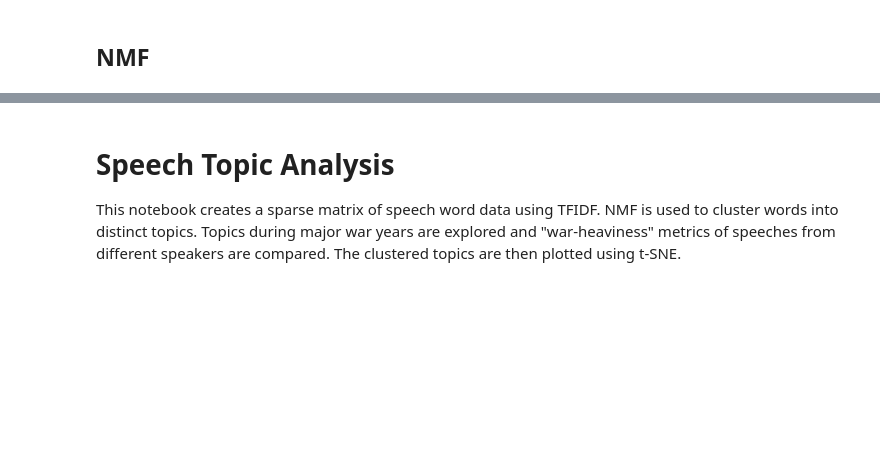
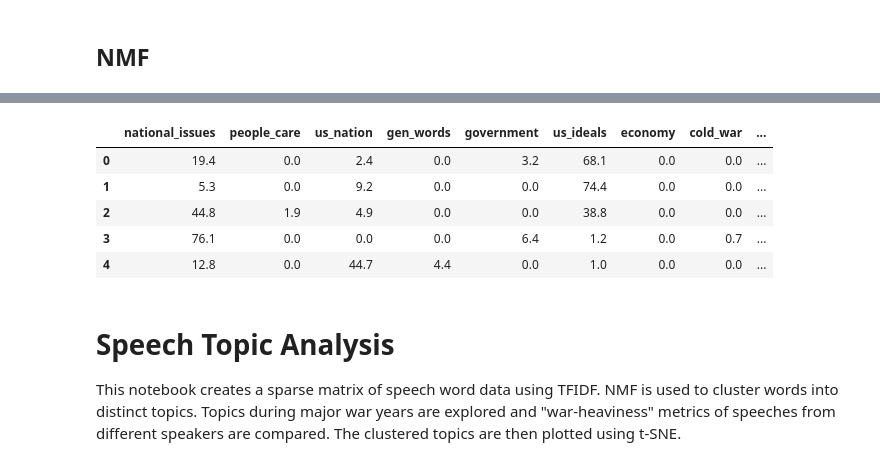
Before and after one commit to kevscon/Project-4, a Jupyter notebook: topic_modeling.ipynb, the cells around one changed output, grey strips where cells are left out. Drawn from its saved outputs; the diff is of its cells as text; code cells hidden in the pictures; blank space fills up the shorter version.

```diff
--- a/topic_modeling.ipynb
+++ b/topic_modeling.ipynb
@@ -174,0 +265,10 @@ Topic #9: iraq; terrorists; al; troops; america; afghanistan; forces; war; regim
+# %%
+topic_df = round(topic_df.div(topic_df.sum(axis=1), axis=0)*100, 1).copy()
+topic_df.head()
+# %% [output]
+|  | national_issues | people_care | us_nation | gen_words | government | us_ideals | economy | cold_war | ... |
+| 0 | 19.4 | 0.0 | 2.4 | 0.0 | 3.2 | 68.1 | 0.0 | 0.0 | ... |
+| 1 | 5.3 | 0.0 | 9.2 | 0.0 | 0.0 | 74.4 | 0.0 | 0.0 | ... |
+| 2 | 44.8 | 1.9 | 4.9 | 0.0 | 0.0 | 38.8 | 0.0 | 0.0 | ... |
+| 3 | 76.1 | 0.0 | 0.0 | 0.0 | 6.4 | 1.2 | 0.0 | 0.7 | ... |
+| 4 | 12.8 | 0.0 | 44.7 | 4.4 | 0.0 | 1.0 | 0.0 | 0.0 | ... |
```
Also changed, not shown: parts of 22 cells of this notebook, 1 other file.
